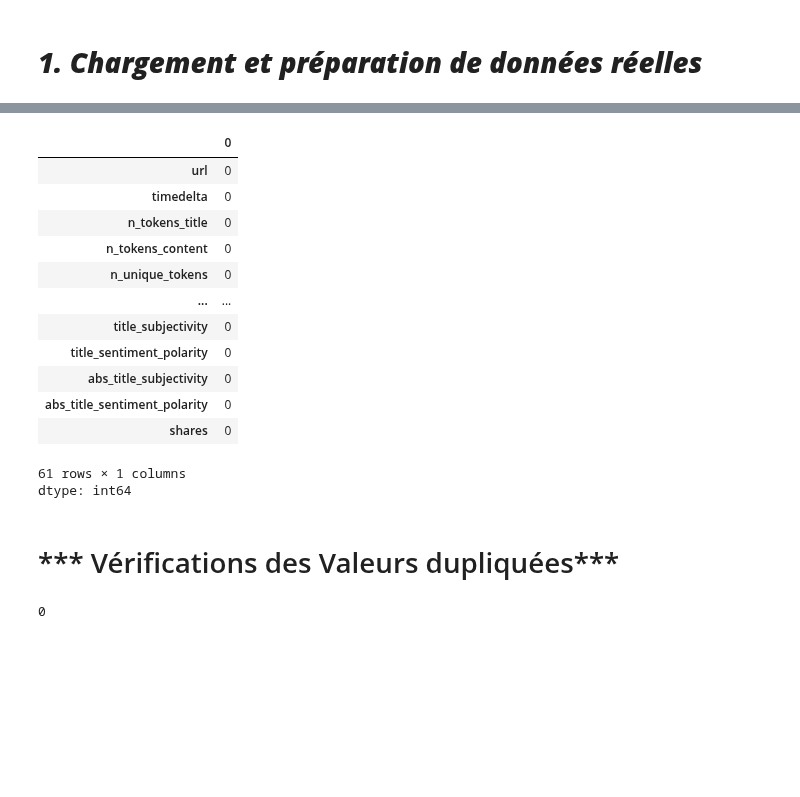
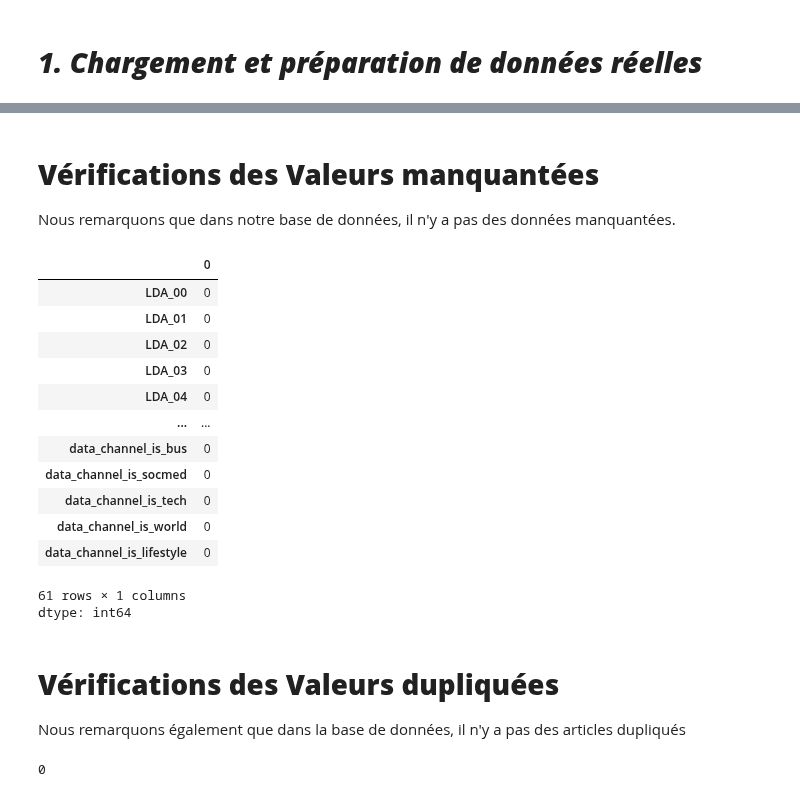
Before and after one commit to bigirimanainnocent12/Apprentissage_automatique, a Jupyter notebook: Apprentissage_Automatique.ipynb, the cells around one changed output, grey strips where cells are left out. Cells and saved outputs as stored; diff of their text form; code cells hidden in the pictures; blank space fills up the shorter version.

```diff
--- a/Apprentissage_Automatique.ipynb
+++ b/Apprentissage_Automatique.ipynb
@@ -41,0 +114,2 @@ Path to dataset files: /root/.cache/kagglehub/datasets/thehapyone/uci-online-new
+# %%
+Df=DF.drop(["url"," timedelta"],axis=1)
@@ -64,20 +142,34 @@ memory usage: 18.5+ MB
+# %%
+variables_qualitative=Df[[' weekday_is_monday',' weekday_is_tuesday',' weekday_is_wednesday',' weekday_is_thursday',' weekday_is_friday',' weekday_is_saturday',' weekday_is_sunday',
+                        ' is_weekend',' data_channel_is_entertainment',' data_channel_is_bus',' data_channel_is_socmed',' data_channel_is_tech',
+                         ' data_channel_is_world',' data_channel_is_lifestyle' ]].astype("object")
+
+variables_quantitative = DF[DF.columns.difference(variables_qualitative.columns)] # pour récuperer les variables quantitatives
+
+data=pd.concat([variables_quantitative,variables_qualitative],axis=1)
+# %% [markdown]
+# **Vérifications des Valeurs manquantées**
+
+Nous remarquons que dans notre base de données, il n'y a pas des données manquantées.
 # %%
-DF.isna().sum()
+data.isna().sum()
 # %% [output]
 |  | 0 |
-| url | 0 |
-| timedelta | 0 |
-| n_tokens_title | 0 |
-| n_tokens_content | 0 |
-| n_unique_tokens | 0 |
+| LDA_00 | 0 |
+| LDA_01 | 0 |
+| LDA_02 | 0 |
+| LDA_03 | 0 |
+| LDA_04 | 0 |
 | ... | ... |
-| title_subjectivity | 0 |
-| title_sentiment_polarity | 0 |
-| abs_title_subjectivity | 0 |
-| abs_title_sentiment_polarity | 0 |
-| shares | 0 |
+| data_channel_is_bus | 0 |
+| data_channel_is_socmed | 0 |
+| data_channel_is_tech | 0 |
+| data_channel_is_world | 0 |
+| data_channel_is_lifestyle | 0 |
 61 rows × 1 columns
 dtype: int64
-# %% [markdown]
-# *** Vérifications des Valeurs dupliquées***
+# %% [markdown]
+# **Vérifications des Valeurs dupliquées**
+
+Nous remarquons également que dans la base de données, il n'y a pas des articles dupliqués
 # %%
```
Also changed, not shown: parts of 14 cells of this notebook.
